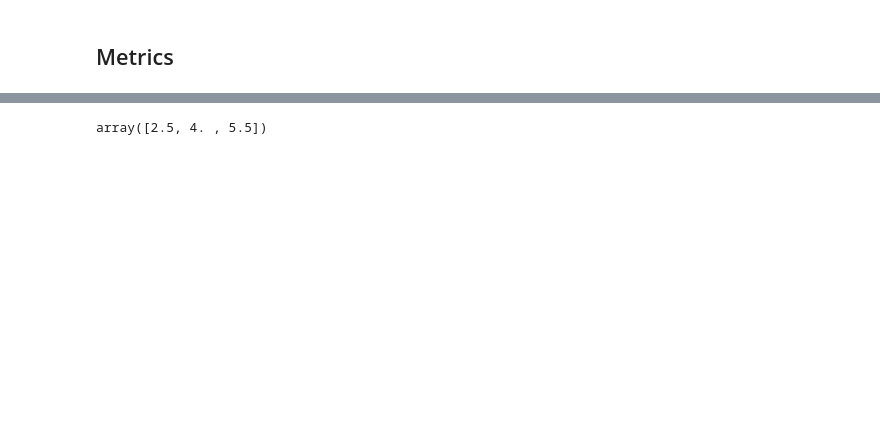
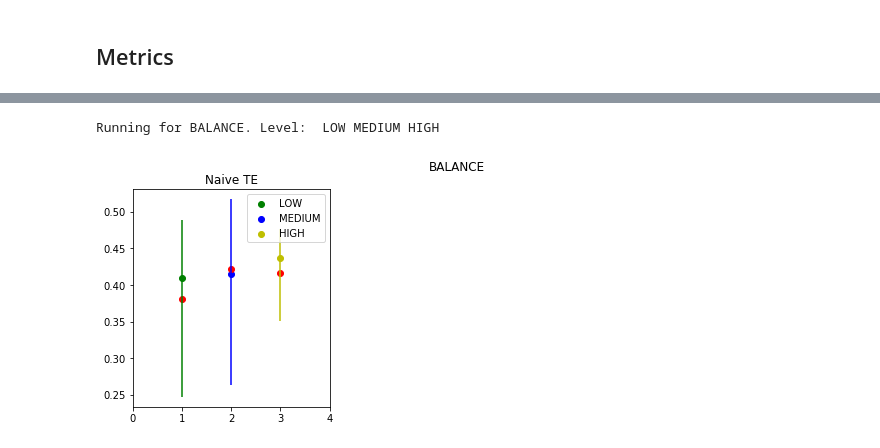
Before and after one commit to JoshBroomberg/Maccabee, a Jupyter notebook: DataGeneration/Data Generation Analysis.ipynb, the cells around one changed output, grey strips where cells are left out. Drawn from its saved outputs; the diff is of its cells as text; code cells hidden in the pictures; blank space fills up the shorter version.

```diff
--- a/DataGeneration/Data Generation Analysis.ipynb
+++ b/DataGeneration/Data Generation Analysis.ipynb
@@ -187,7 +202,16 @@ for metric, measures in results.items():
-# %%
-np.percentile(
-                [1, 2, 3, 4, 5, 6, 7],
-                [25, 50, 75],
-                interpolation = 'midpoint')
-# %% [output]
-array([2.5, 4. , 5.5])
+# %%
+balance_metric_and_measures = {
+    Constants.MetricNames.BALANCE: [
+        "Naive TE"
+    ]
+}
+metric_analysis = analyze_metric_measures_across_levels(
+    balance_metric_and_measures,
+    n_trials=20,
+    n_covars=15)
+# %% [output]
+Running for BALANCE. Level:  LOW MEDIUM HIGH
+# %%
+plot_metric_measure_analysis(metric_analysis)
+# %% [output]
+[figure, added]
```
Also changed, not shown: parts of 9 cells of this notebook, 7 other files.
